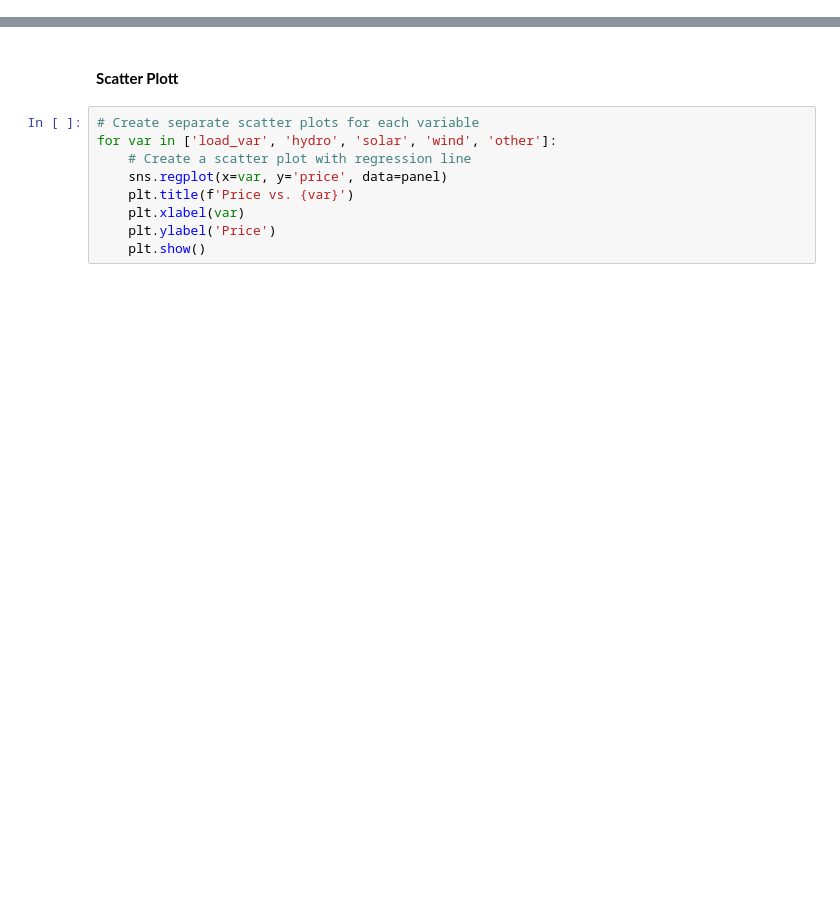
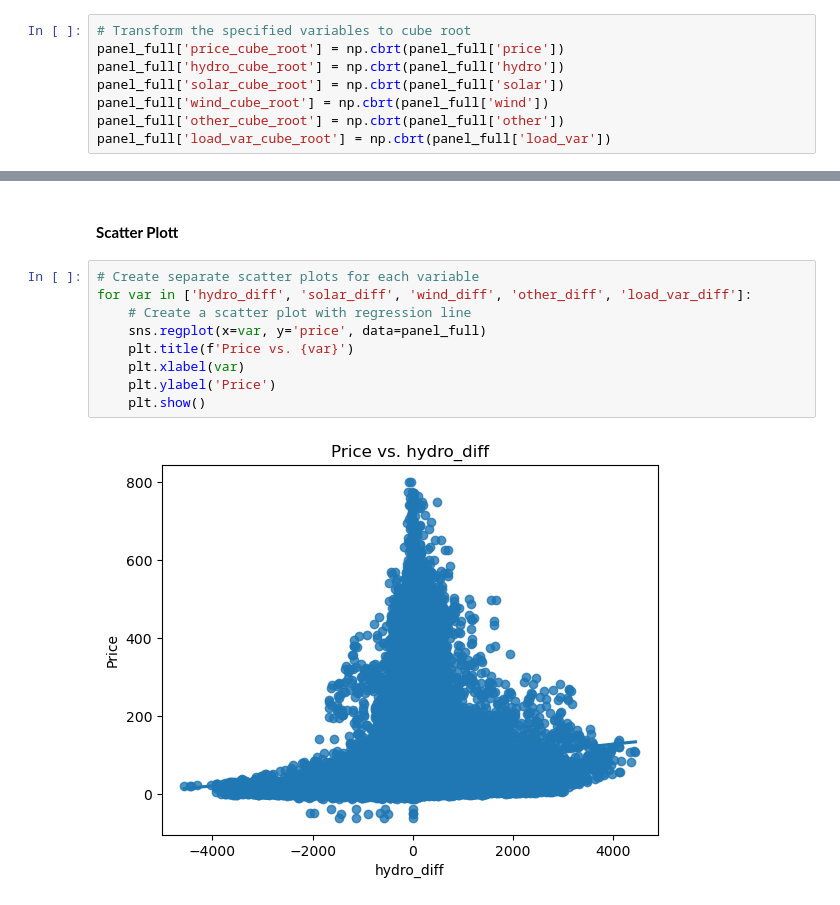
Before and after one commit to CesarArriaga/Energy_Economics_EXAM, a Jupyter notebook: Microeconometric_Estimation.ipynb, the cells around one changed output, grey strips where cells are left out. Drawn from its saved outputs; the diff is of its cells as text; blank space fills up the shorter version.

```diff
--- a/Microeconometric_Estimation.ipynb
+++ b/Microeconometric_Estimation.ipynb
@@ -89,3 +91,11 @@ panel_full = pd.concat([panel_z1, panel_z2, panel_z3, panel_z4], axis=0, ignore_
+# %%
+# Transform the specified variables to cube root
+panel_full['price_cube_root'] = np.cbrt(panel_full['price'])
+panel_full['hydro_cube_root'] = np.cbrt(panel_full['hydro'])
+panel_full['solar_cube_root'] = np.cbrt(panel_full['solar'])
+panel_full['wind_cube_root'] = np.cbrt(panel_full['wind'])
+panel_full['other_cube_root'] = np.cbrt(panel_full['other'])
+panel_full['load_var_cube_root'] = np.cbrt(panel_full['load_var'])
 # %% [markdown]
 #### **Creating the Panel**
 # %%
@@ -211,10 +246,12 @@ print(correlation_matrix)
 #### **Scatter Plott**
 # %%
 # Create separate scatter plots for each variable
-for var in ['load_var', 'hydro', 'solar', 'wind', 'other']:
+for var in ['hydro_diff', 'solar_diff', 'wind_diff', 'other_diff', 'load_var_diff']:
     # Create a scatter plot with regression line
-    sns.regplot(x=var, y='price', data=panel)
+    sns.regplot(x=var, y='price', data=panel_full)
     plt.title(f'Price vs. {var}')
     plt.xlabel(var)
     plt.ylabel('Price')
     plt.show()
+# %% [output]
+[figure, added]
```
Also changed, not shown: parts of 9 cells of this notebook.
